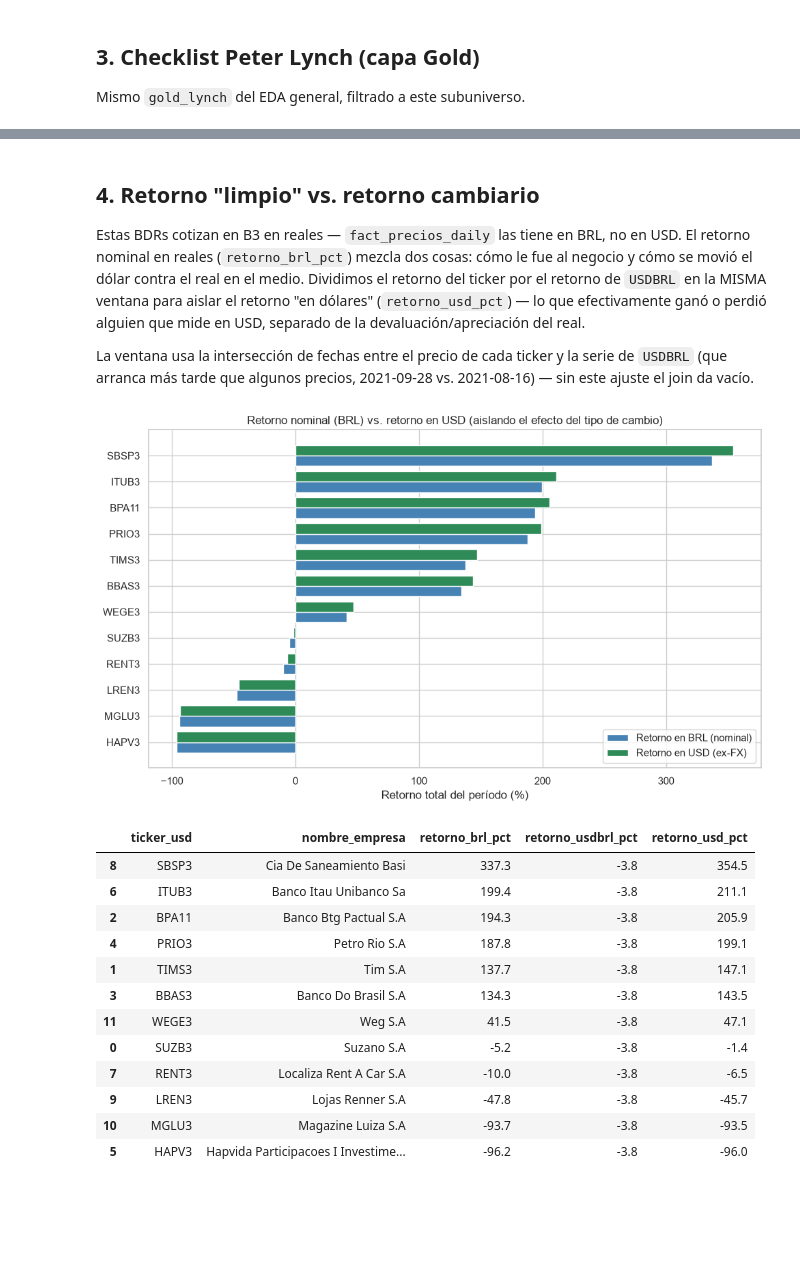
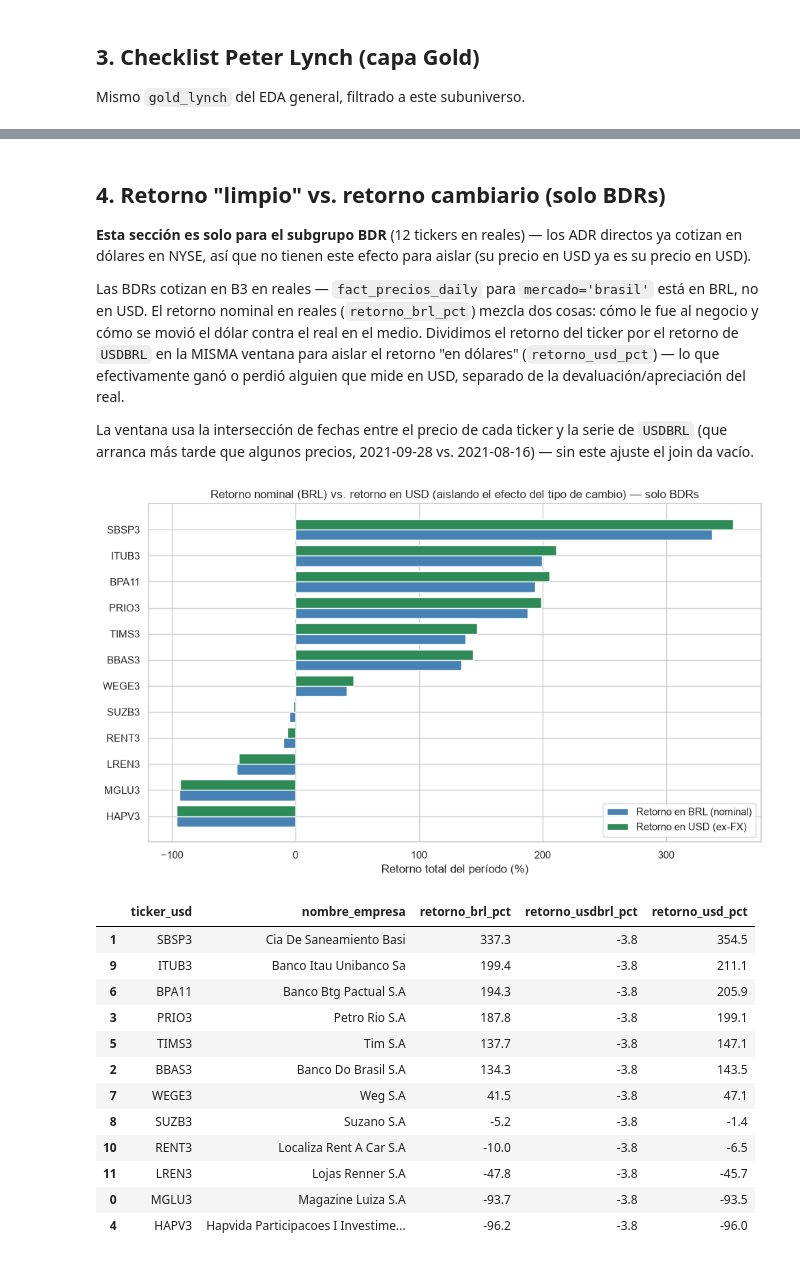
Before and after one commit to esfer98/cedears-data-pipeline, a Jupyter notebook: notebooks/eda_brasil.ipynb, the cells around one changed output, grey strips where cells are left out. Saved outputs shown, nothing was run; the diff lists cells and outputs as text; code cells hidden in the pictures; blank space fills up the shorter version.

```diff
--- a/notebooks/eda_brasil.ipynb
+++ b/notebooks/eda_brasil.ipynb
@@ -15,11 +20,32 @@ pd.set_option("display.max_columns", 50)
 
 con = duckdb.connect("../data/warehouse.duckdb", read_only=True)
 
-dim_brasil = con.execute("""
+bdr = con.execute("""
     SELECT * FROM dim_empresa
     WHERE mercado = 'brasil' AND ticker_usd NOT IN ('NAT3D', 'VAL3D')
 """).fetchdf()
+bdr["vehiculo"] = "BDR"
+
+adr = con.execute("""
+    SELECT * FROM dim_empresa
+    WHERE mercado = 'usa_otros' AND pais_origen ILIKE '%brazil%'
+""").fetchdf()
+adr["vehiculo"] = "ADR directo"
+
+# 4 empresas cotizan como BDR y como ADR a la vez (misma compañia, dos
+# vehiculos) -- no se deduplican, quedan marcadas para no contarlas dos
+# veces sin querer en un promedio/conteo agregado.
+DUPLICADOS = {
+    "ITUB": "ITUB3", "ITUB3": "ITUB",
+    "SUZ": "SUZB3", "SUZB3": "SUZ",
+    "TIMB": "TIMS3", "TIMS3": "TIMB",
+    "SBS": "SBSP3", "SBSP3": "SBS",
+}
+
+dim_brasil = pd.concat([bdr, adr], ignore_index=True)
+dim_brasil["duplica_de"] = dim_brasil["ticker_usd"].map(DUPLICADOS)
 BRASIL = dim_brasil["ticker_usd"].tolist()
+BDR_TICKERS = bdr["ticker_usd"].tolist()  # subset en BRL -- usado en la seccion 4 (retorno limpio vs. cambiario)
 
 metrics = con.execute("SELECT * FROM fact_metrics_daily WHERE ticker_usd = ANY(?)", [BRASIL]).fetchdf()
 precios = con.execute(
@@ -27,7 +53,8 @@ precios = con.execute(
 ).fetchdf()
 macro_brasil = con.execute("SELECT * FROM fact_macro_daily WHERE serie IN ('USDBRL', 'BOVESPA')").fetchdf()
 
-print(f"Universo: {len(BRASIL)} BDRs brasileñas")
+print(f"Universo: {len(BRASIL)} empresas brasileñas ({len(bdr)} BDR + {len(adr)} ADR directo, "
+      f"{dim_brasil['duplica_de'].notna().sum()} marcadas como duplicado)")
 print("dim_brasil:", dim_brasil.shape)
 print("fact_metrics_daily:", metrics.shape)
 print("fact_precios_daily:", precios.shape)
@@ -117,7 +157,9 @@ lynch_brasil[cols_lynch].sort_values("lynch_checklist_score", ascending=False)
 # %% [markdown]
-## 4. Retorno "limpio" vs. retorno cambiario
+## 4. Retorno "limpio" vs. retorno cambiario (solo BDRs)
 
-Estas BDRs cotizan en B3 en reales — `fact_precios_daily` las tiene en BRL, no en USD. El retorno nominal en reales (`retorno_brl_pct`) mezcla dos cosas: cómo le fue al negocio y cómo se movió el dólar contra el real en el medio. Dividimos el retorno del ticker por el retorno de `USDBRL` en la MISMA ventana para aislar el retorno "en dólares" (`retorno_usd_pct`) — lo que efectivamente ganó o perdió alguien que mide en USD, separado de la devaluación/apreciación del real.
+**Esta sección es solo para el subgrupo BDR** (12 tickers en reales) — los ADR directos ya cotizan en dólares en NYSE, así que no tienen este efecto para aislar (su precio en USD ya es su precio en USD).
+
+Las BDRs cotizan en B3 en reales — `fact_precios_daily` para `mercado='brasil'` está en BRL, no en USD. El retorno nominal en reales (`retorno_brl_pct`) mezcla dos cosas: cómo le fue al negocio y cómo se movió el dólar contra el real en el medio. Dividimos el retorno del ticker por el retorno de `USDBRL` en la MISMA ventana para aislar el retorno "en dólares" (`retorno_usd_pct`) — lo que efectivamente ganó o perdió alguien que mide en USD, separado de la devaluación/apreciación del real.
 
 La ventana usa la intersección de fechas entre el precio de cada ticker y la serie de `USDBRL` (que arranca más tarde que algunos precios, 2021-09-28 vs. 2021-08-16) — sin este ajuste el join da vacío.
 # %%
@@ -143,49 +185,49 @@ usdbrl_rango AS (
         FIRST(m.valor ORDER BY m.fecha) AS u_inicial,
         LAST(m.valor ORDER BY m.fecha) AS u_final
     FROM fact_macro_daily m, rango r
     WHERE m.serie = 'USDBRL' AND m.fecha BETWEEN r.inicio AND r.fin
 )
 SELECT
     pt.ticker_usd,
     ROUND((pt.p_final / pt.p_inicial - 1) * 100, 1) AS retorno_brl_pct,
     ROUND((u.u_final / u.u_inicial - 1) * 100, 1) AS retorno_usdbrl_pct,
     ROUND(((pt.p_final / pt.p_inicial) / (u.u_final / u.u_inicial) - 1) * 100, 1) AS retorno_usd_pct
 FROM precios_ticker pt, usdbrl_rango u
 """
-retorno_fx = con.execute(q_fx, [BRASIL, BRASIL, BRASIL]).fetchdf().merge(
+retorno_fx = con.execute(q_fx, [BDR_TICKERS, BDR_TICKERS, BDR_TICKERS]).fetchdf().merge(
     dim_brasil[["ticker_usd", "nombre_empresa"]], on="ticker_usd"
 )
 retorno_fx = retorno_fx.sort_values("retorno_usd_pct", ascending=False)
 
 fig, ax = plt.subplots(figsize=(10, 6))
 x = range(len(retorno_fx))
 ax.barh([i + 0.2 for i in x], retorno_fx["retorno_brl_pct"], height=0.4, label="Retorno en BRL (nominal)", color="steelblue")
 ax.barh([i - 0.2 for i in x], retorno_fx["retorno_usd_pct"], height=0.4, label="Retorno en USD (ex-FX)", color="seagreen")
 ax.set_yticks(list(x))
 ax.set_yticklabels(retorno_fx["ticker_usd"])
 ax.invert_yaxis()
 ax.set_xlabel("Retorno total del período (%)")
-ax.set_title("Retorno nominal (BRL) vs. retorno en USD (aislando el efecto del tipo de cambio)")
+ax.set_title("Retorno nominal (BRL) vs. retorno en USD (aislando el efecto del tipo de cambio) — solo BDRs")
 ax.legend()
 plt.tight_layout()
 plt.show()
 
 retorno_fx[["ticker_usd", "nombre_empresa", "retorno_brl_pct", "retorno_usdbrl_pct", "retorno_usd_pct"]]
 # %% [output]
-[figure, old version]
+[figure, new version]
 |  | ticker_usd | nombre_empresa | retorno_brl_pct | retorno_usdbrl_pct | retorno_usd_pct |
-| 8 | SBSP3 | Cia De Saneamiento Basi | 337.3 | -3.8 | 354.5 |
-| 6 | ITUB3 | Banco Itau Unibanco Sa | 199.4 | -3.8 | 211.1 |
-| 2 | BPA11 | Banco Btg Pactual S.A | 194.3 | -3.8 | 205.9 |
-| 4 | PRIO3 | Petro Rio S.A | 187.8 | -3.8 | 199.1 |
-| 1 | TIMS3 | Tim S.A | 137.7 | -3.8 | 147.1 |
-| 3 | BBAS3 | Banco Do Brasil S.A | 134.3 | -3.8 | 143.5 |
-| 11 | WEGE3 | Weg S.A | 41.5 | -3.8 | 47.1 |
-| 0 | SUZB3 | Suzano S.A | -5.2 | -3.8 | -1.4 |
-| 7 | RENT3 | Localiza Rent A Car S.A | -10.0 | -3.8 | -6.5 |
-| 9 | LREN3 | Lojas Renner S.A | -47.8 | -3.8 | -45.7 |
-| 10 | MGLU3 | Magazine Luiza S.A | -93.7 | -3.8 | -93.5 |
-| 5 | HAPV3 | Hapvida Participacoes I Investime... | -96.2 | -3.8 | -96.0 |
+| 1 | SBSP3 | Cia De Saneamiento Basi | 337.3 | -3.8 | 354.5 |
+| 9 | ITUB3 | Banco Itau Unibanco Sa | 199.4 | -3.8 | 211.1 |
+| 6 | BPA11 | Banco Btg Pactual S.A | 194.3 | -3.8 | 205.9 |
+| 3 | PRIO3 | Petro Rio S.A | 187.8 | -3.8 | 199.1 |
+| 5 | TIMS3 | Tim S.A | 137.7 | -3.8 | 147.1 |
+| 2 | BBAS3 | Banco Do Brasil S.A | 134.3 | -3.8 | 143.5 |
+| 7 | WEGE3 | Weg S.A | 41.5 | -3.8 | 47.1 |
+| 8 | SUZB3 | Suzano S.A | -5.2 | -3.8 | -1.4 |
+| 10 | RENT3 | Localiza Rent A Car S.A | -10.0 | -3.8 | -6.5 |
+| 11 | LREN3 | Lojas Renner S.A | -47.8 | -3.8 | -45.7 |
+| 0 | MGLU3 | Magazine Luiza S.A | -93.7 | -3.8 | -93.5 |
+| 4 | HAPV3 | Hapvida Participacoes I Investime... | -96.2 | -3.8 | -96.0 |
 # %% [markdown]
 ## 5. Exposición macro: correlación vs. dólar y vs. Bovespa
 
```
Also changed, not shown: parts of 10 cells of this notebook.
